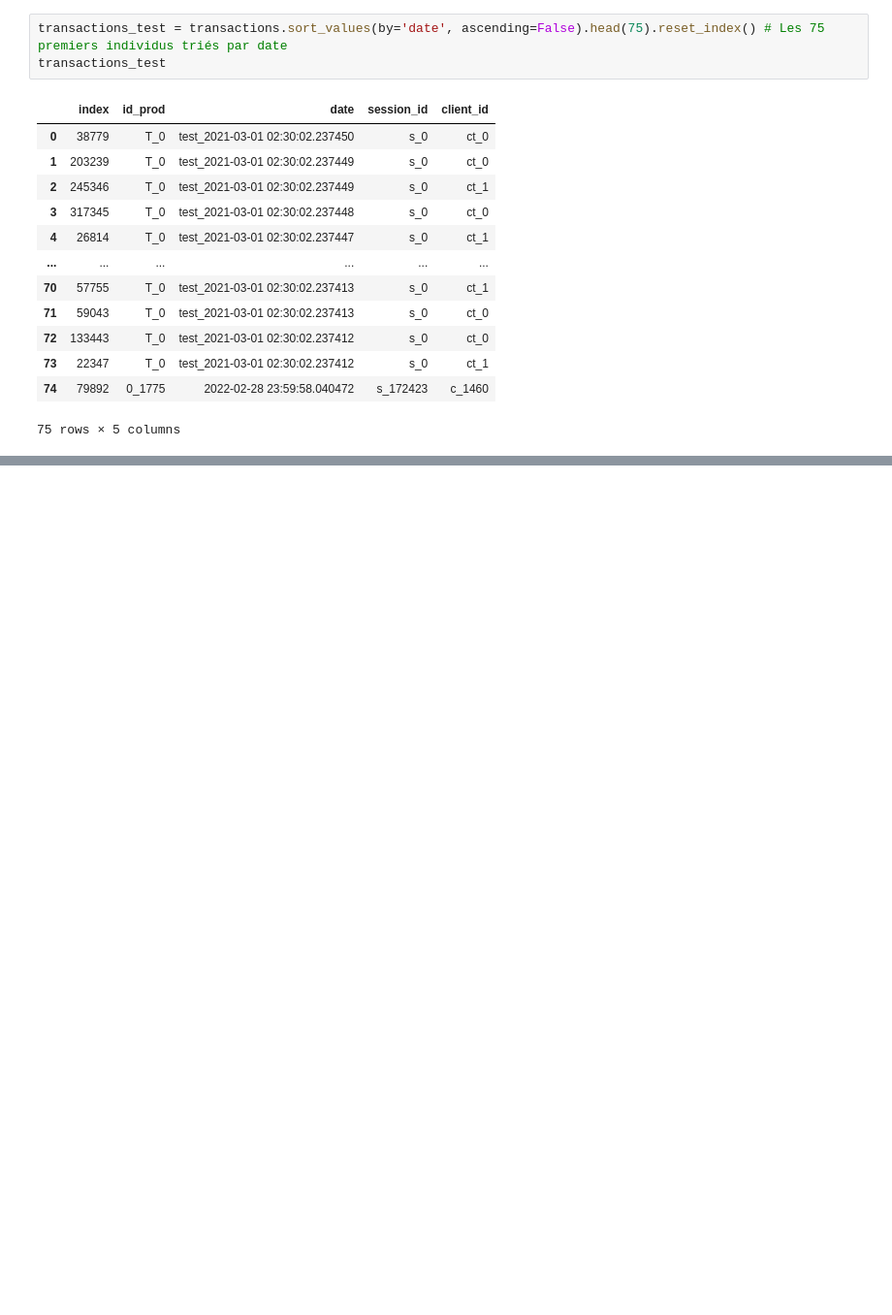
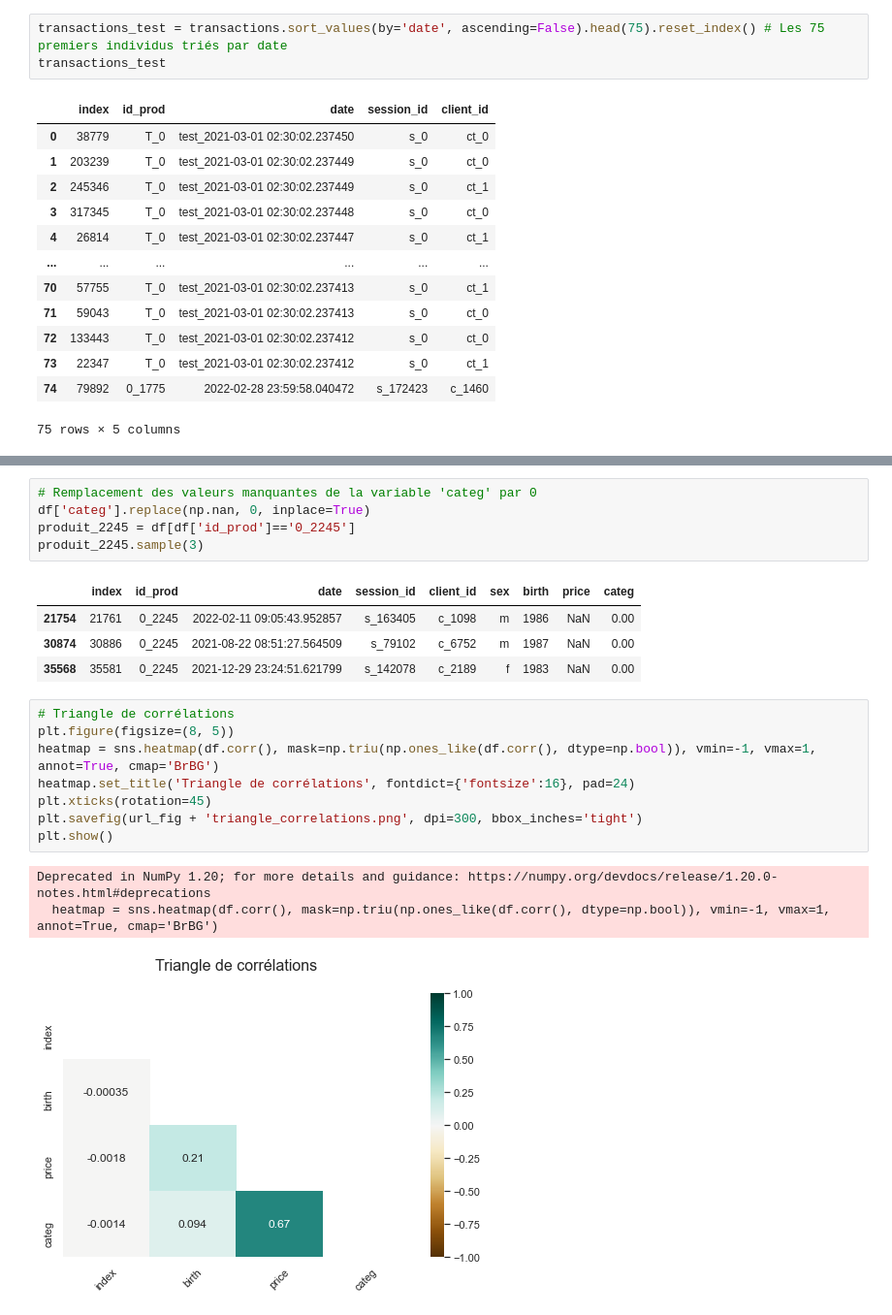
Before and after one commit to bbouya/Data_Analyst, a Jupyter notebook: analyse_vente/Analyse_Vente.ipynb, the cells around one changed output, grey strips where cells are left out. Shown at 97% size. Cells and saved outputs as stored; diff of their text form; blank space fills up the shorter version.

```diff
--- a/analyse_vente/Analyse_Vente.ipynb
+++ b/analyse_vente/Analyse_Vente.ipynb
@@ -306,0 +535,22 @@ transactions_test
+# %%
+# Remplacement des valeurs manquantes de la variable 'categ' par 0
+df['categ'].replace(np.nan, 0, inplace=True)
+produit_2245 = df[df['id_prod']=='0_2245']
+produit_2245.sample(3)
+# %% [output]
+|  | index | id_prod | date | session_id | client_id | sex | birth | price | categ |
+| 21754 | 21761 | 0_2245 | 2022-02-11 09:05:43.952857 | s_163405 | c_1098 | m | 1986 | NaN | 0.00 |
+| 30874 | 30886 | 0_2245 | 2021-08-22 08:51:27.564509 | s_79102 | c_6752 | m | 1987 | NaN | 0.00 |
+| 35568 | 35581 | 0_2245 | 2021-12-29 23:24:51.621799 | s_142078 | c_2189 | f | 1983 | NaN | 0.00 |
+# %%
+# Triangle de corrélations
+plt.figure(figsize=(8, 5))
+heatmap = sns.heatmap(df.corr(), mask=np.triu(np.ones_like(df.corr(), dtype=np.bool)), vmin=-1, vmax=1, annot=True, cmap='BrBG')
+heatmap.set_title('Triangle de corrélations', fontdict={'fontsize':16}, pad=24)
+plt.xticks(rotation=45)
+plt.savefig(url_fig + 'triangle_correlations.png', dpi=300, bbox_inches='tight')
+plt.show()
+# %% [output]
+Deprecated in NumPy 1.20; for more details and guidance: https://numpy.org/devdocs/release/1.20.0-notes.html#deprecations
+  heatmap = sns.heatmap(df.corr(), mask=np.triu(np.ones_like(df.corr(), dtype=np.bool)), vmin=-1, vmax=1, annot=True, cmap='BrBG')
+[figure, added]
```
Also changed, not shown: parts of 29 cells of this notebook, 6 other files.
